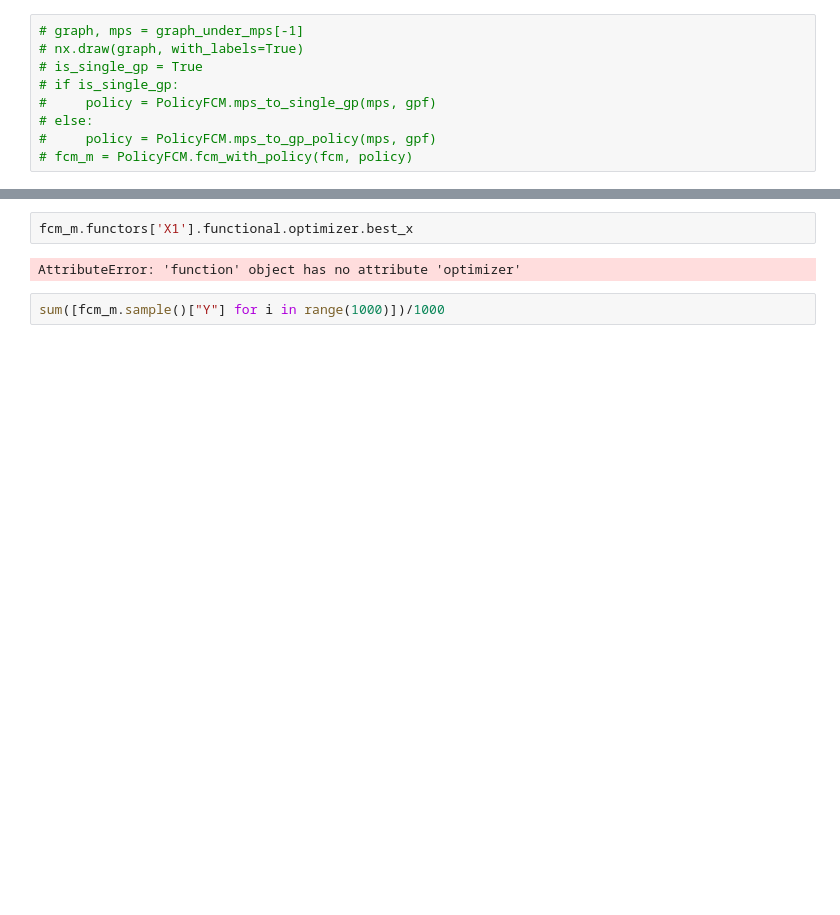
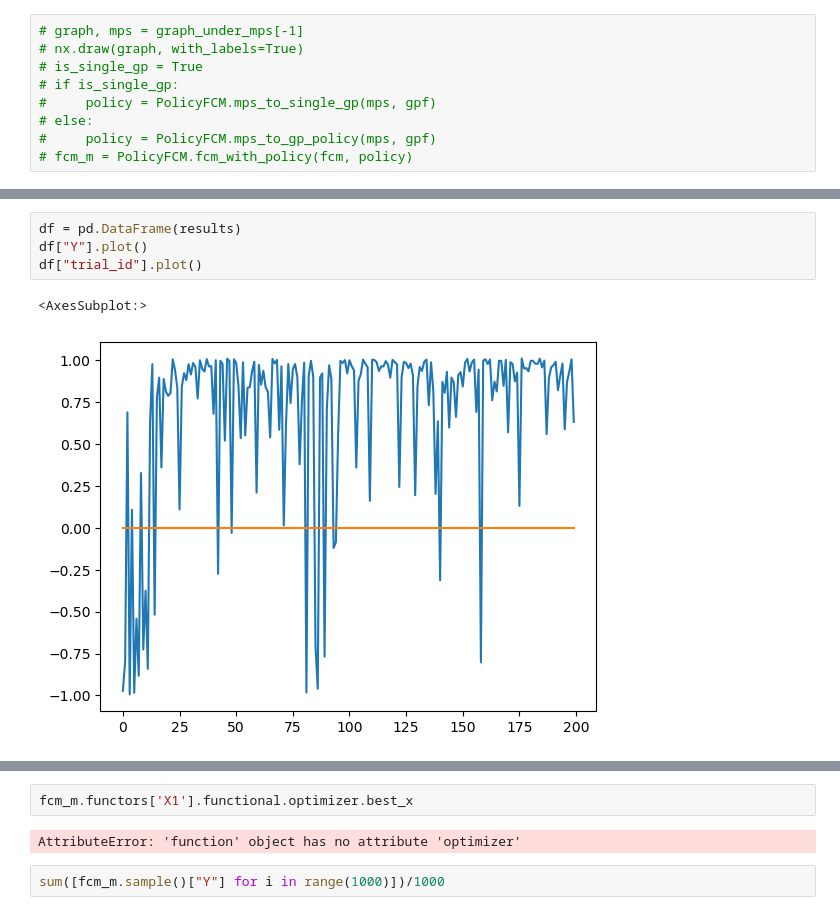
Before and after one commit to VahanArsenian/POMPSBO, a Jupyter notebook: notebooks/POMPS generation.ipynb, the cells around one changed output, grey strips where cells are left out. Drawn from its saved outputs; the diff is of its cells as text; blank space fills up the shorter version.

```diff
--- a/notebooks/POMPS generation.ipynb
+++ b/notebooks/POMPS generation.ipynb
@@ -190,0 +343,7 @@ KeyboardInterrupt
+# %%
+df = pd.DataFrame(results)
+df["Y"].plot()
+df["trial_id"].plot()
+# %% [output]
+<AxesSubplot:>
+[figure, added]
```
Also changed, not shown: parts of 27 cells of this notebook, 2 other files.
